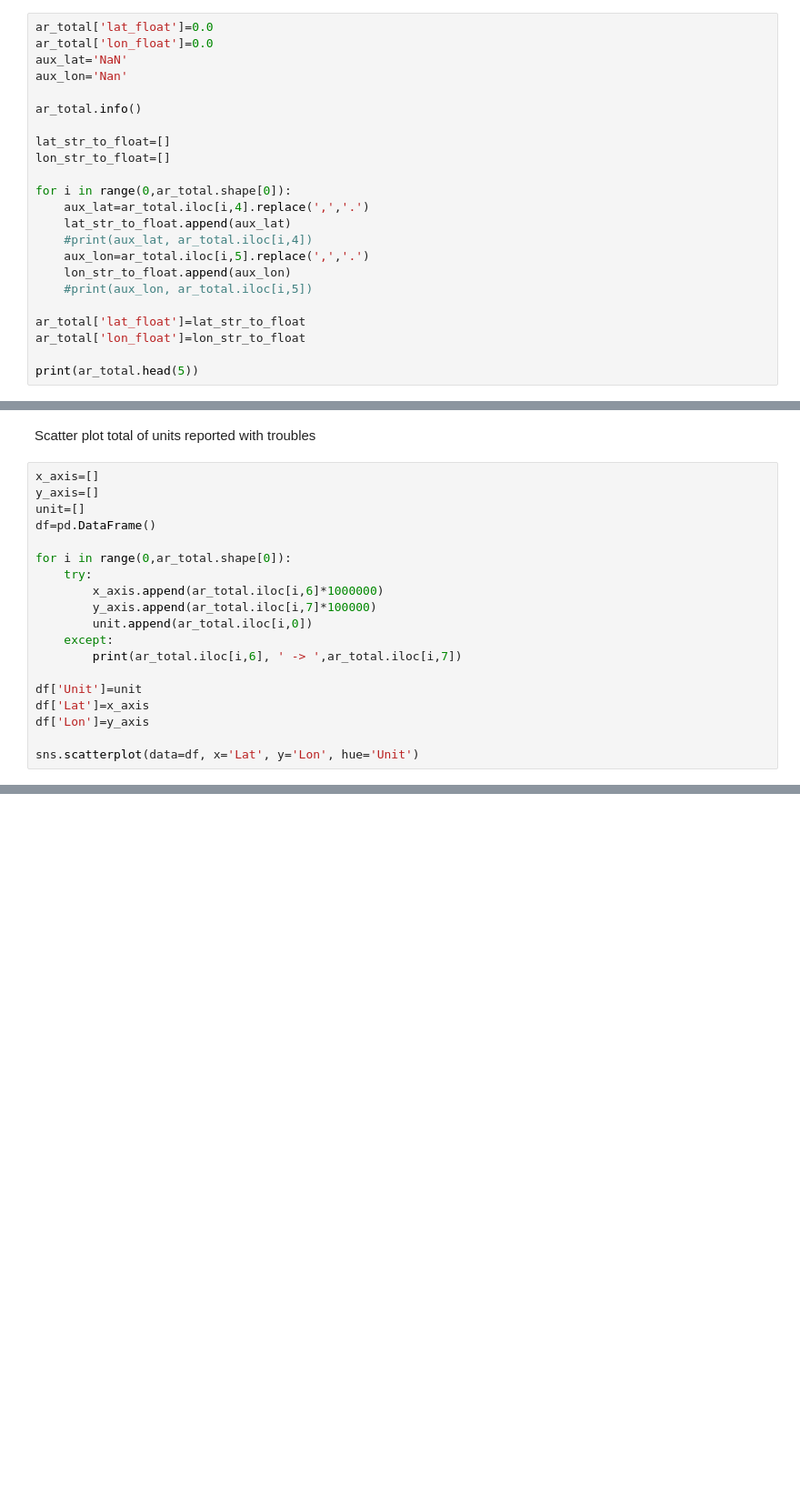
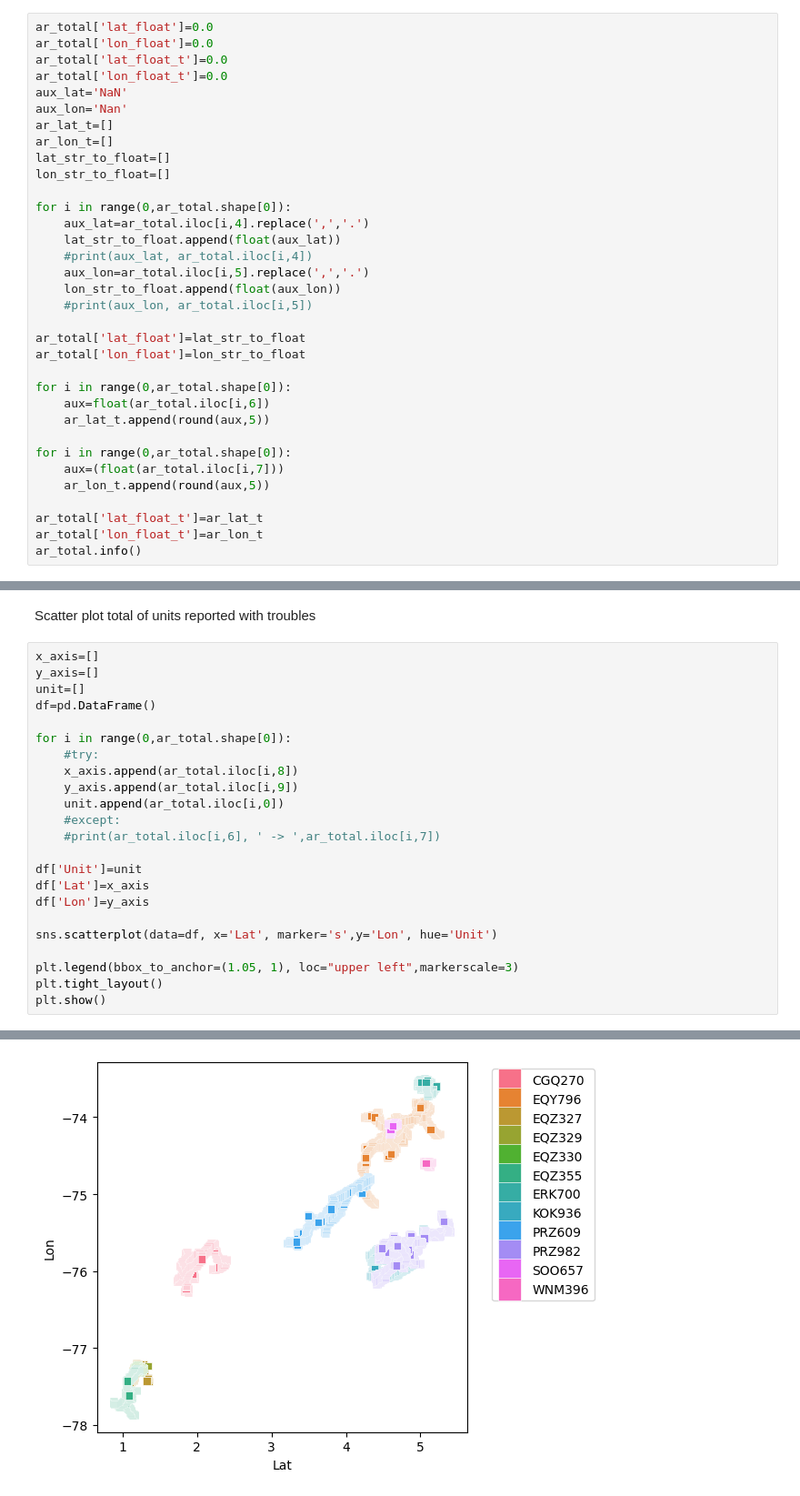
Before and after one commit to jlhb1984/Zonar_projects, a Jupyter notebook: notebooks/chilco Fredy TS000172510.ipynb, the cells around one changed output, grey strips where cells are left out. Shown at 91% size. Cells and saved outputs as stored; diff of their text form; blank space fills up the shorter version.

```diff
--- a/notebooks/chilco Fredy TS000172510.ipynb
+++ b/notebooks/chilco Fredy TS000172510.ipynb
@@ -216,26 +216,37 @@ memory usage: 10.8 MB
 # %%
 ar_total['lat_float']=0.0
 ar_total['lon_float']=0.0
+ar_total['lat_float_t']=0.0
+ar_total['lon_float_t']=0.0
 aux_lat='NaN'
 aux_lon='Nan'
-
-ar_total.info()
-
+ar_lat_t=[]
+ar_lon_t=[]
 lat_str_to_float=[]
 lon_str_to_float=[]
 
 for i in range(0,ar_total.shape[0]):
     aux_lat=ar_total.iloc[i,4].replace(',','.')
-    lat_str_to_float.append(aux_lat)
+    lat_str_to_float.append(float(aux_lat))
     #print(aux_lat, ar_total.iloc[i,4])
     aux_lon=ar_total.iloc[i,5].replace(',','.')
-    lon_str_to_float.append(aux_lon)
+    lon_str_to_float.append(float(aux_lon))
     #print(aux_lon, ar_total.iloc[i,5])
 
 ar_total['lat_float']=lat_str_to_float
 ar_total['lon_float']=lon_str_to_float
 
-print(ar_total.head(5))
+for i in range(0,ar_total.shape[0]):
+    aux=float(ar_total.iloc[i,6])
+    ar_lat_t.append(round(aux,5))
+
+for i in range(0,ar_total.shape[0]):
+    aux=(float(ar_total.iloc[i,7]))
+    ar_lon_t.append(round(aux,5))
+
+ar_total['lat_float_t']=ar_lat_t
+ar_total['lon_float_t']=ar_lon_t
+ar_total.info()
 # %% [output]
 <class 'pandas.DataFrame'>
 Index: 202727 entries, 0 to 14982
@@ -263,16 +274,20 @@ unit=[]
 df=pd.DataFrame()
 
 for i in range(0,ar_total.shape[0]):
-    try:
-        x_axis.append(ar_total.iloc[i,6]*1000000)
-        y_axis.append(ar_total.iloc[i,7]*100000)
-        unit.append(ar_total.iloc[i,0])
-    except:
-        print(ar_total.iloc[i,6], ' -> ',ar_total.iloc[i,7])
+    #try:
+    x_axis.append(ar_total.iloc[i,8])
+    y_axis.append(ar_total.iloc[i,9])
+    unit.append(ar_total.iloc[i,0])
+    #except:
+    #print(ar_total.iloc[i,6], ' -> ',ar_total.iloc[i,7])
 
 df['Unit']=unit
 df['Lat']=x_axis
 df['Lon']=y_axis
 
-sns.scatterplot(data=df, x='Lat', y='Lon', hue='Unit')
+sns.scatterplot(data=df, x='Lat', marker='s',y='Lon', hue='Unit')
+
+plt.legend(bbox_to_anchor=(1.05, 1), loc="upper left",markerscale=3)
+plt.tight_layout()
+plt.show()
 # %% [output]
@@ -296,3 +294,4 @@ sns.scatterplot(data=df, x='Lat', y='Lon', hue='Unit')
+[figure, added]
 # %%
 print(' Max latitude: ',df['Lat'].max(),'Min latiude: ',df['Lat'].min(),'\n','Max longitude: ',df['Lon'].max(),'Min longitude: ',df['Lon'].min())
 # %% [output]
```
Also changed, not shown: parts of 5 cells of this notebook, 11 other files.
